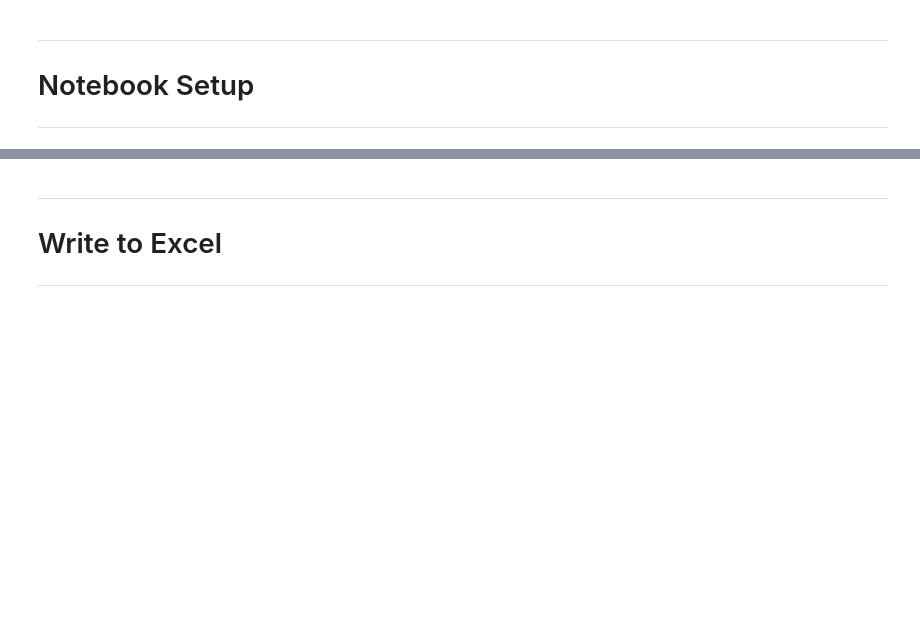
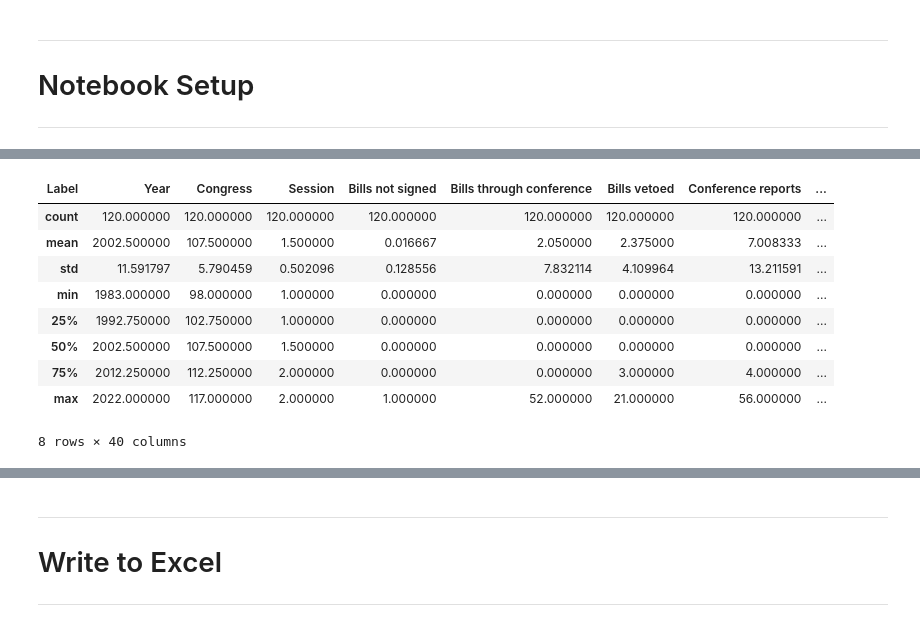
Before and after one commit to tamimcm416/congressional_activity, a Jupyter notebook: notebooks/DataPrep.ipynb, the cells around one changed output, grey strips where cells are left out. Drawn from its saved outputs; the diff is of its cells as text; code cells hidden in the pictures; blank space fills up the shorter version.

```diff
--- a/notebooks/DataPrep.ipynb
+++ b/notebooks/DataPrep.ipynb
@@ -436,0 +157,15 @@ memory usage: 61.0+ KB
+# %%
+# Clean up the labels where we prepended the headings
+gen_activity_tidy_df.columns = gen_activity_tidy_df.columns.str.replace(' total...', ' ', regex=True)
+# %%
+# let's simplify by dropping the minutes and removing the comma used as a thousands marker
+gen_activity_tidy_df['Time in session'] = gen_activity_tidy_df['Time in session'].str.split(' ').str[0]
+gen_activity_tidy_df['Time in session'] = gen_activity_tidy_df['Time in session'].str.replace(',', '')
+# %%
+# Replace all NaN values with 0
+gen_activity_tidy_df.fillna(0, inplace=True)
+# %%
+# Convert all columns except Chamber to int
+cols = gen_activity_tidy_df.columns.to_list()
+cols.remove('Chamber')
+gen_activity_tidy_df[cols] = gen_activity_tidy_df[cols].astype(int)
@@ -436,0 +183,14 @@ memory usage: 61.0+ KB
+# %%
+# Describe data
+gen_activity_tidy_df.describe()
+# %% [output]
+| Label | Year | Congress | Session | Bills not signed | Bills through conference | Bills vetoed | Conference reports | ... |
+| count | 120.000000 | 120.000000 | 120.000000 | 120.000000 | 120.000000 | 120.000000 | 120.000000 | ... |
+| mean | 2002.500000 | 107.500000 | 1.500000 | 0.016667 | 2.050000 | 2.375000 | 7.008333 | ... |
+| std | 11.591797 | 5.790459 | 0.502096 | 0.128556 | 7.832114 | 4.109964 | 13.211591 | ... |
+| min | 1983.000000 | 98.000000 | 1.000000 | 0.000000 | 0.000000 | 0.000000 | 0.000000 | ... |
+| 25% | 1992.750000 | 102.750000 | 1.000000 | 0.000000 | 0.000000 | 0.000000 | 0.000000 | ... |
+| 50% | 2002.500000 | 107.500000 | 1.500000 | 0.000000 | 0.000000 | 0.000000 | 0.000000 | ... |
+| 75% | 2012.250000 | 112.250000 | 2.000000 | 0.000000 | 0.000000 | 3.000000 | 4.000000 | ... |
+| max | 2022.000000 | 117.000000 | 2.000000 | 1.000000 | 52.000000 | 21.000000 | 56.000000 | ... |
+8 rows × 40 columns
```
Also changed, not shown: parts of 104 cells of this notebook.
